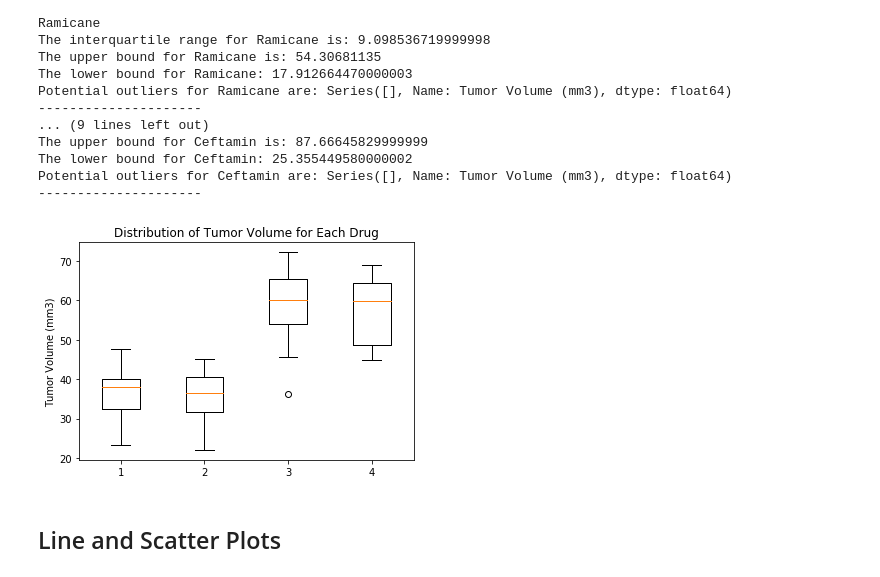
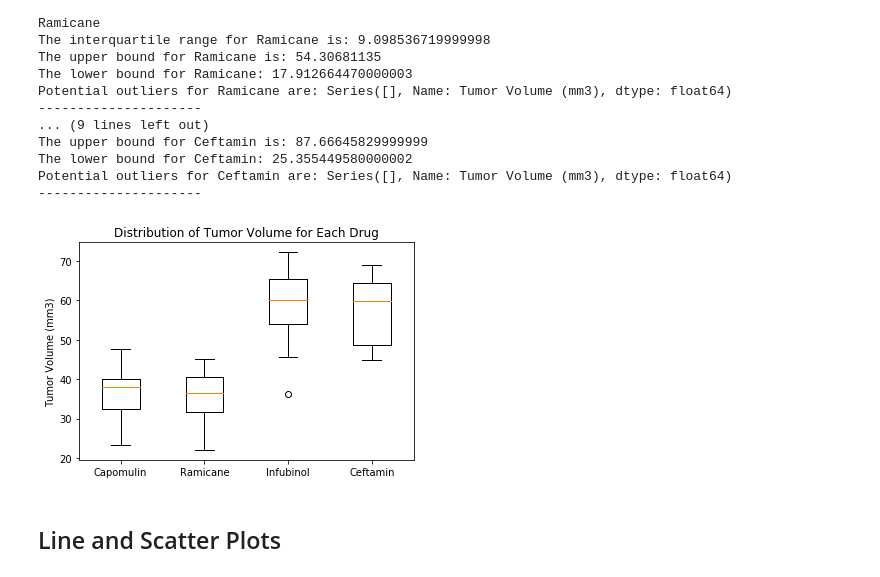
Before and after one commit to aaalicejohnson/matplotlib, a Jupyter notebook: pymaceuticals_starter.ipynb, the cells around one changed output. Saved outputs shown, nothing was run; the diff lists cells and outputs as text; code cells hidden in the pictures.

```diff
--- a/pymaceuticals_starter.ipynb
+++ b/pymaceuticals_starter.ipynb
@@ -300,14 +306,15 @@ Potential outliers for Ceftamin are: Series([], Name: Tumor Volume (mm3), dtype:
 # %%
 # Generate a box plot of the final tumor volume of each mouse across four regimens of interest
 
 fig1, ax1 = plt.subplots()
 flierprops = dict(marker='o')
 ax1.set_title('Distribution of Tumor Volume for Each Drug')
 ax1.set_ylabel('Tumor Volume (mm3)')
+ax1.set_xticklabels(['Capomulin', 'Ramicane', 'Infubinol', 'Ceftamin'])
 ax1.boxplot(tumor_vol_data)
 plt.show()
 # %% [output]
-[figure, old version]
+[figure, new version]
 # %% [markdown]
 ## Line and Scatter Plots
 # %%
```
Also changed, not shown: parts of 3 cells of this notebook.
